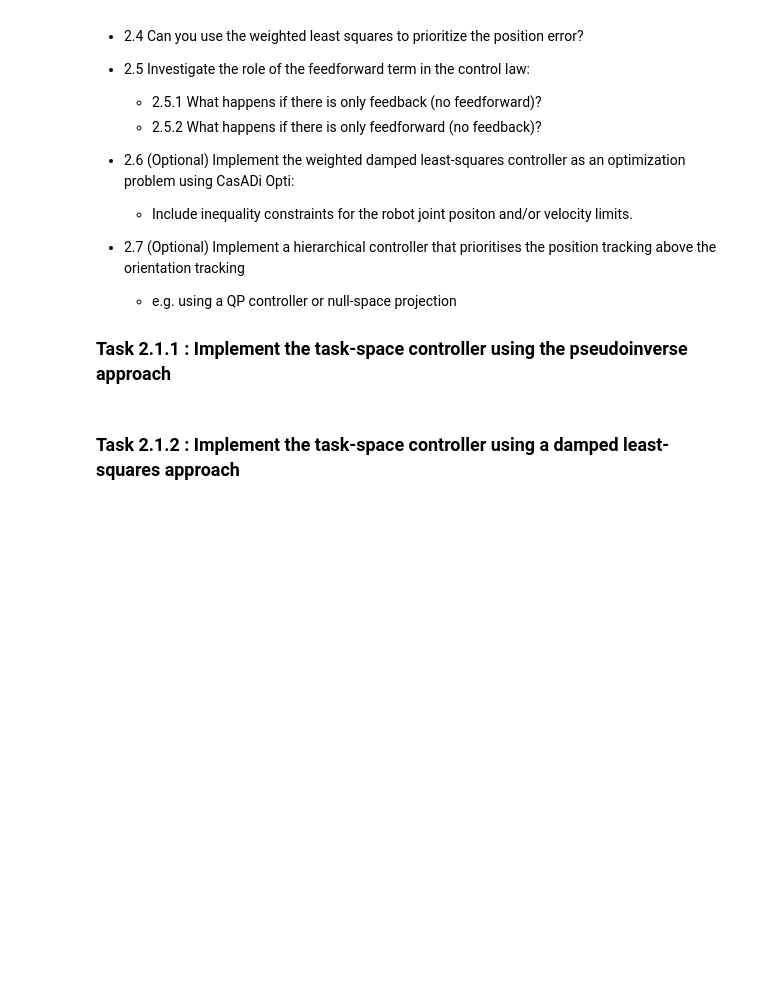
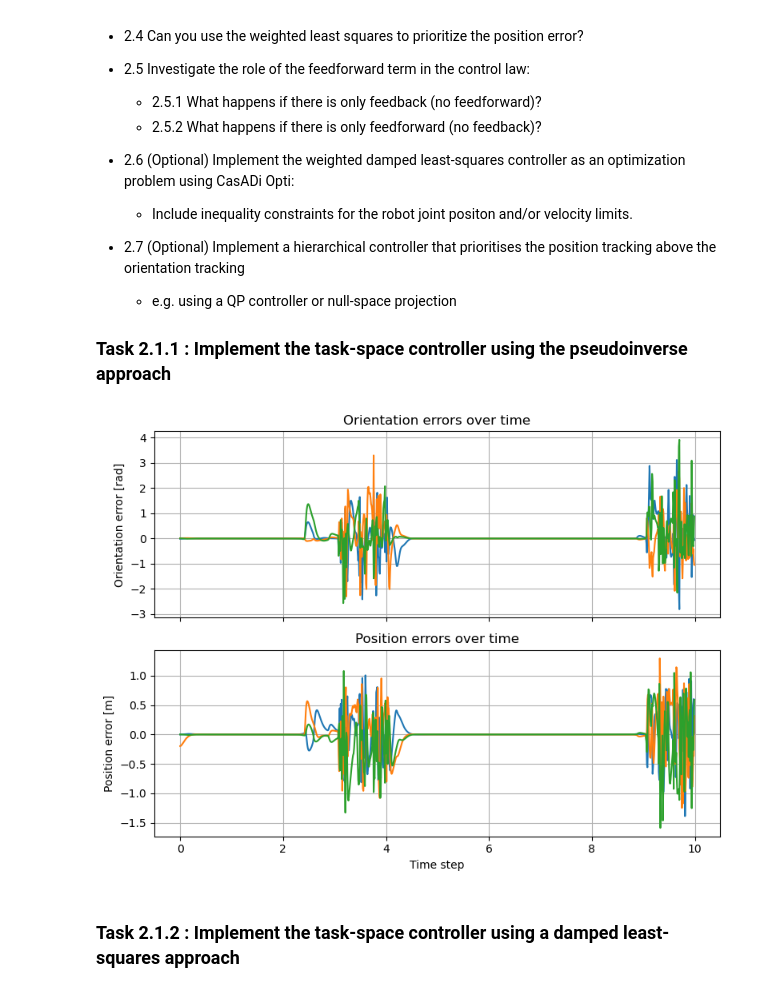
Before and after one commit to Thibi15/robotics, a Jupyter notebook: exercise_2_control/part_2_task_space.ipynb, the cells around one changed output. Saved outputs shown, nothing was run; the diff lists cells and outputs as text; code cells hidden in the pictures; blank space fills up the shorter version.

```diff
--- a/exercise_2_control/part_2_task_space.ipynb
+++ b/exercise_2_control/part_2_task_space.ipynb
@@ -224,33 +227,37 @@ def controller_pinv(q,t):
 
     Parameters:
     q (numpy.ndarray): The current joint positions of the robot.
     t (float): The current time.
 
     Returns:
     numpy.ndarray: The control input for the robot.
     """
 
     # get the error as a numpy array from the casadi function
     error = e_func(q,t).full()
     # get the jacobian as a numpy array from the casadi function
     jacobian = J_e_func(q, t).full()
     # get the feed forward term as a numpy array from the casadi function
     feed_forward = feed_forward_func(q, t).full()
 
     K = 10  # [seconds^{-1}]
 
     ##################################
     # TODO: implement your controller here
     dq = np.array([0,0,0,0,0,0,0])  # [rad/s]
 
+    pseudoInv = np.linalg.pinv(jacobian)
+    dq = pseudoInv @ (-K * error - feed_forward)
 
     ##################################
 
 
     return dq.ravel()
 
 
 simulate(controller_pinv, q0)
+# %% [output]
+[figure, added]
 # %% [markdown]
 ### Task 2.1.2 : Implement the task-space controller using a damped least-squares approach
 # %%
```
Also changed, not shown: parts of 3 cells of this notebook, 5 other files.
